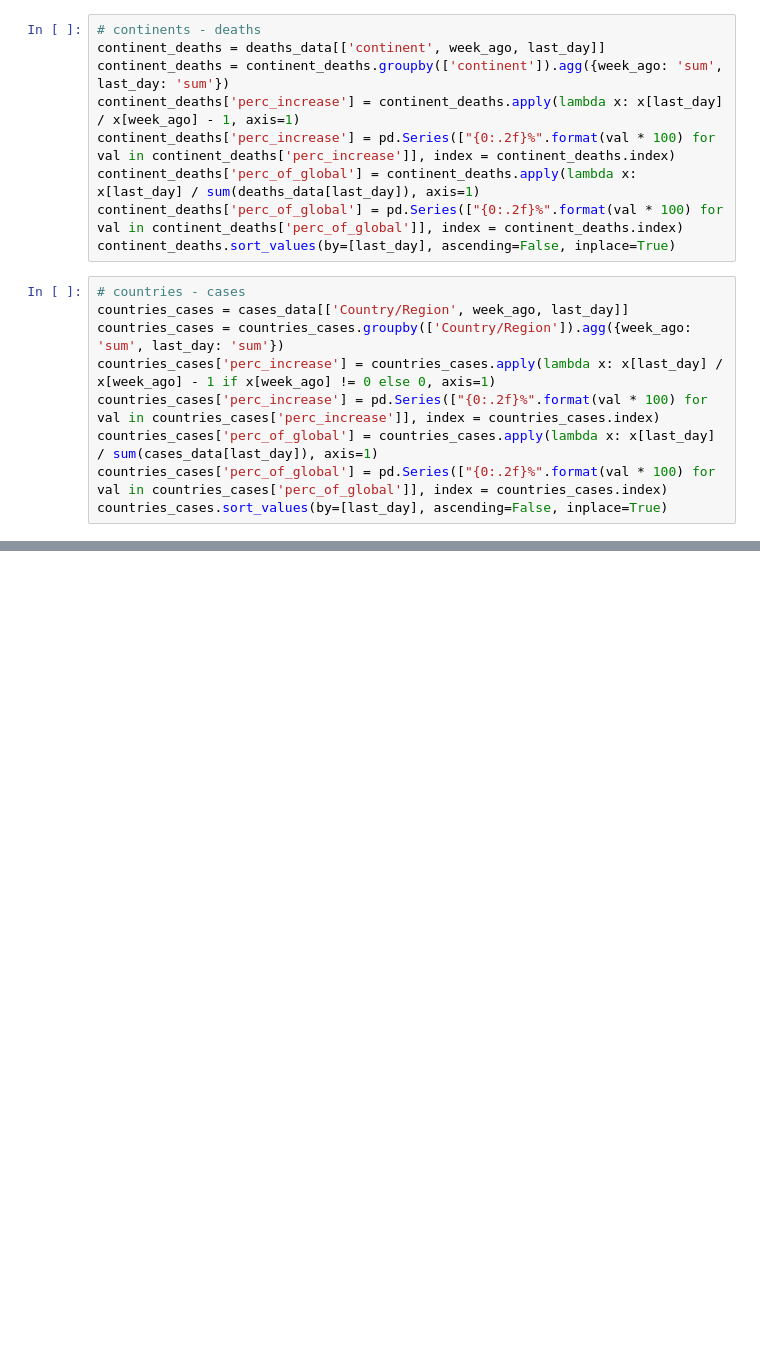
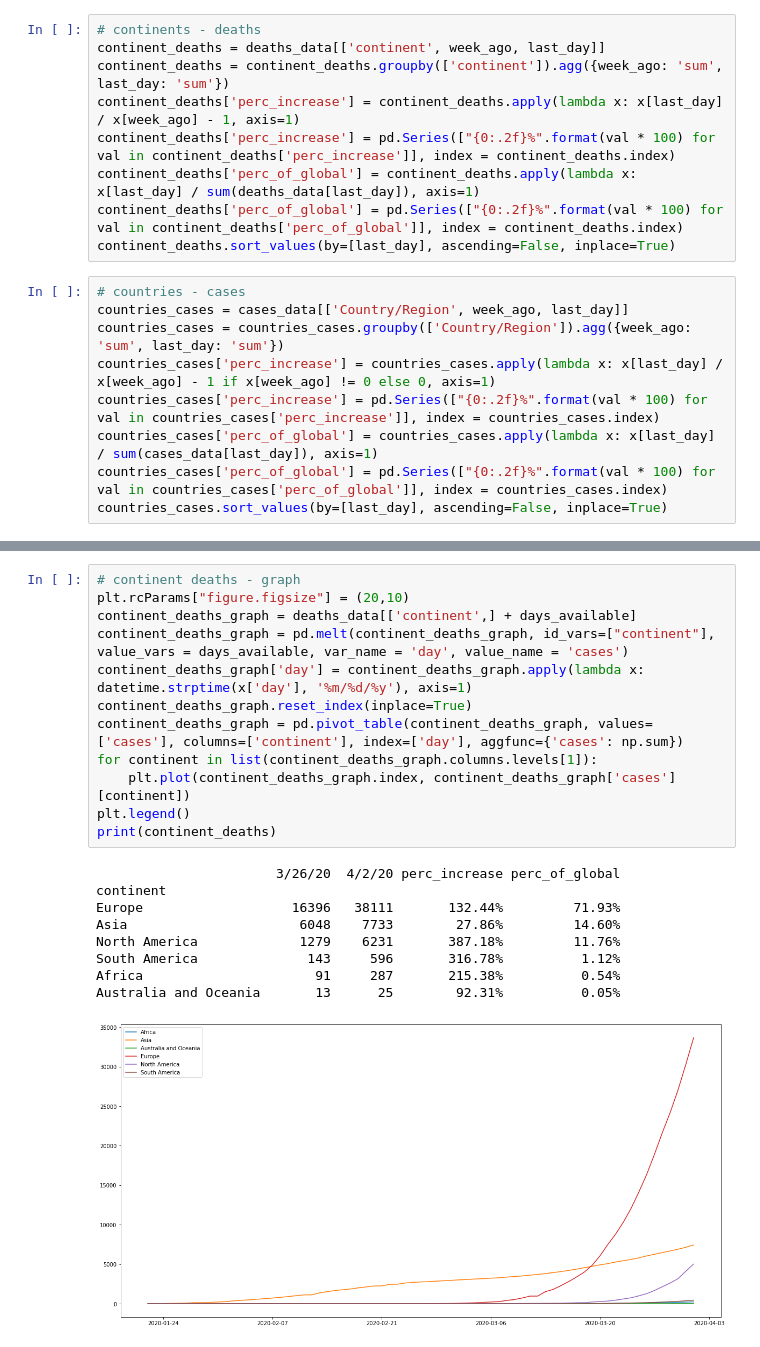
Before and after one commit to michalpuchala/covid19_daily_charts, a Jupyter notebook: covid19_daily_charts.ipynb, the cells around one changed output, grey strips where cells are left out. Cells and saved outputs as stored; diff of their text form; blank space fills up the shorter version.

```diff
--- a/covid19_daily_charts.ipynb
+++ b/covid19_daily_charts.ipynb
@@ -123,0 +132,22 @@ country_cases_graph
+# %%
+# continent deaths - graph
+plt.rcParams["figure.figsize"] = (20,10)
+continent_deaths_graph = deaths_data[['continent',] + days_available]
+continent_deaths_graph = pd.melt(continent_deaths_graph, id_vars=["continent"], value_vars = days_available, var_name = 'day', value_name = 'cases')
+continent_deaths_graph['day'] = continent_deaths_graph.apply(lambda x: datetime.strptime(x['day'], '%m/%d/%y'), axis=1)
+continent_deaths_graph.reset_index(inplace=True)
+continent_deaths_graph = pd.pivot_table(continent_deaths_graph, values=['cases'], columns=['continent'], index=['day'], aggfunc={'cases': np.sum})
+for continent in list(continent_deaths_graph.columns.levels[1]):
+    plt.plot(continent_deaths_graph.index, continent_deaths_graph['cases'][continent])
+plt.legend()
+print(continent_deaths)
+# %% [output]
+                       3/26/20  4/2/20 perc_increase perc_of_global
+continent
+Europe                   16396   38111       132.44%         71.93%
+Asia                      6048    7733        27.86%         14.60%
+North America             1279    6231       387.18%         11.76%
+South America              143     596       316.78%          1.12%
+Africa                      91     287       215.38%          0.54%
+Australia and Oceania       13      25        92.31%          0.05%
+[figure, added]
```
Also changed, not shown: parts of 8 cells of this notebook.
